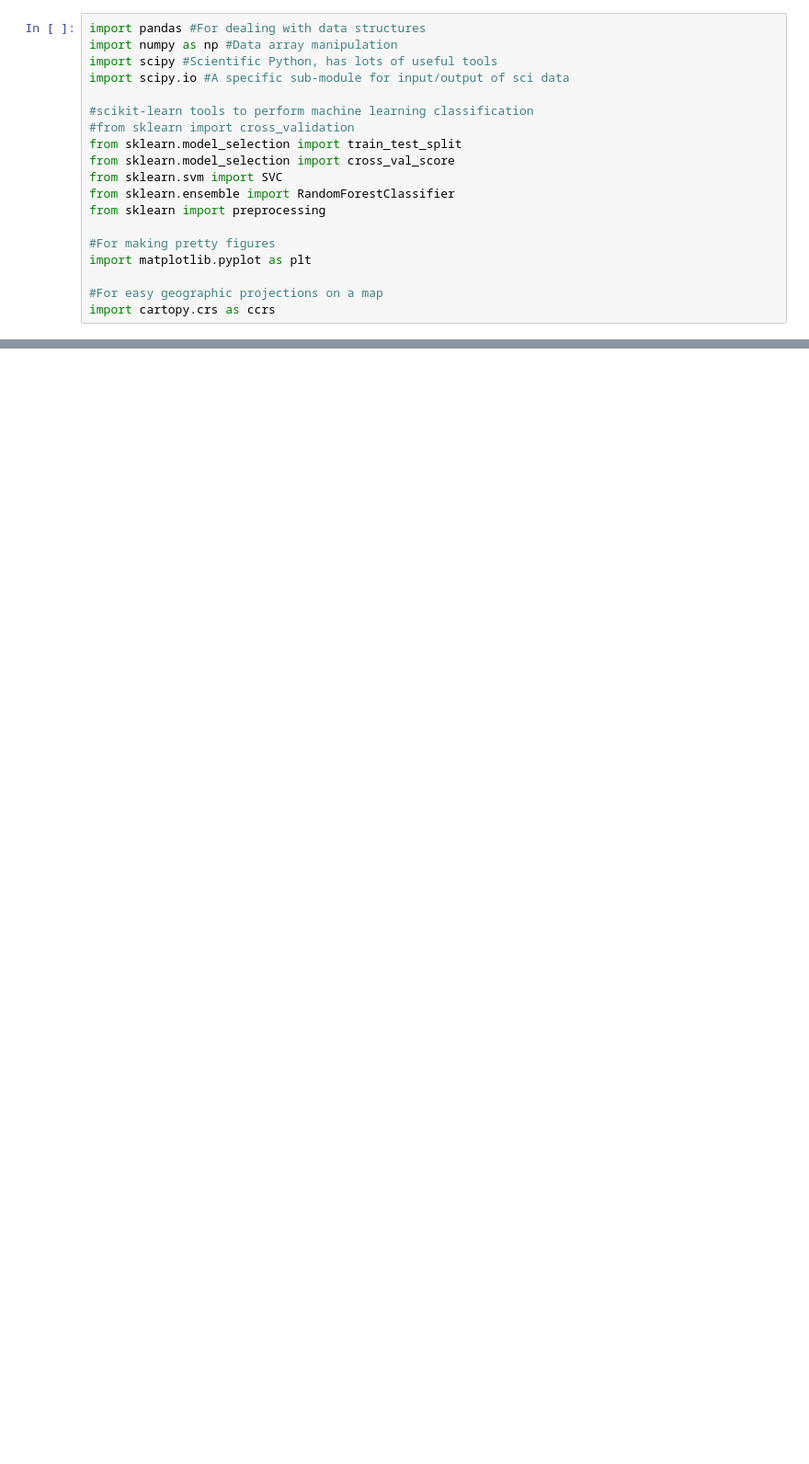
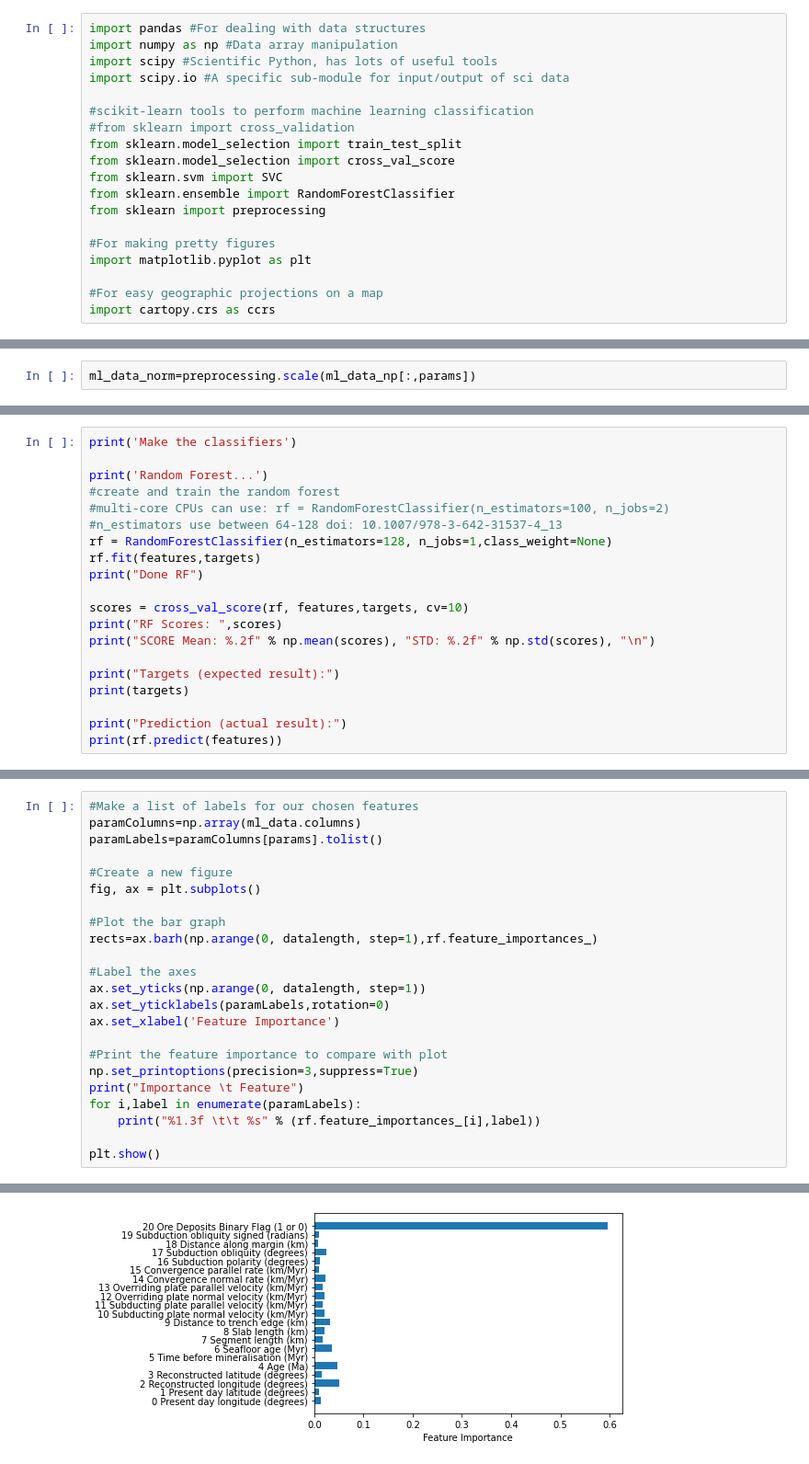
Before and after one commit to natbutter/geohack, a Jupyter notebook: geohack.ipynb, the cells around one changed output, grey strips where cells are left out. Shown: that part at 92% size. Drawn from its saved outputs; the diff is of its cells as text; blank space fills up the shorter version.

```diff
--- a/geohack.ipynb
+++ b/geohack.ipynb
@@ -65,0 +90,2 @@ some cahnges
+# %%
+ml_data_norm=preprocessing.scale(ml_data_np[:,params])
@@ -65,0 +139,20 @@ some cahnges
+# %%
+print('Make the classifiers')
+
+print('Random Forest...')
+#create and train the random forest
+#multi-core CPUs can use: rf = RandomForestClassifier(n_estimators=100, n_jobs=2)
+#n_estimators use between 64-128 doi: 10.1007/978-3-642-31537-4_13
+rf = RandomForestClassifier(n_estimators=128, n_jobs=1,class_weight=None)
+rf.fit(features,targets)
+print("Done RF")
+
+scores = cross_val_score(rf, features,targets, cv=10)
+print("RF Scores: ",scores)
+print("SCORE Mean: %.2f" % np.mean(scores), "STD: %.2f" % np.std(scores), "\n")
+
+print("Targets (expected result):")
+print(targets)
+
+print("Prediction (actual result):")
+print(rf.predict(features))
@@ -65,0 +177,24 @@ some cahnges
+# %%
+#Make a list of labels for our chosen features
+paramColumns=np.array(ml_data.columns)
+paramLabels=paramColumns[params].tolist()
+
+#Create a new figure
+fig, ax = plt.subplots()
+
+#Plot the bar graph
+rects=ax.barh(np.arange(0, datalength, step=1),rf.feature_importances_)
+
+#Label the axes
+ax.set_yticks(np.arange(0, datalength, step=1))
+ax.set_yticklabels(paramLabels,rotation=0)
+ax.set_xlabel('Feature Importance')
+
+#Print the feature importance to compare with plot
+np.set_printoptions(precision=3,suppress=True)
+print("Importance \t Feature")
+for i,label in enumerate(paramLabels):
+    print("%1.3f \t\t %s" % (rf.feature_importances_[i],label))
+
+plt.show()
+# %% [output]
@@ -65,0 +218 @@ some cahnges
+[figure, added]
```
Also changed, not shown: parts of 40 cells of this notebook.
